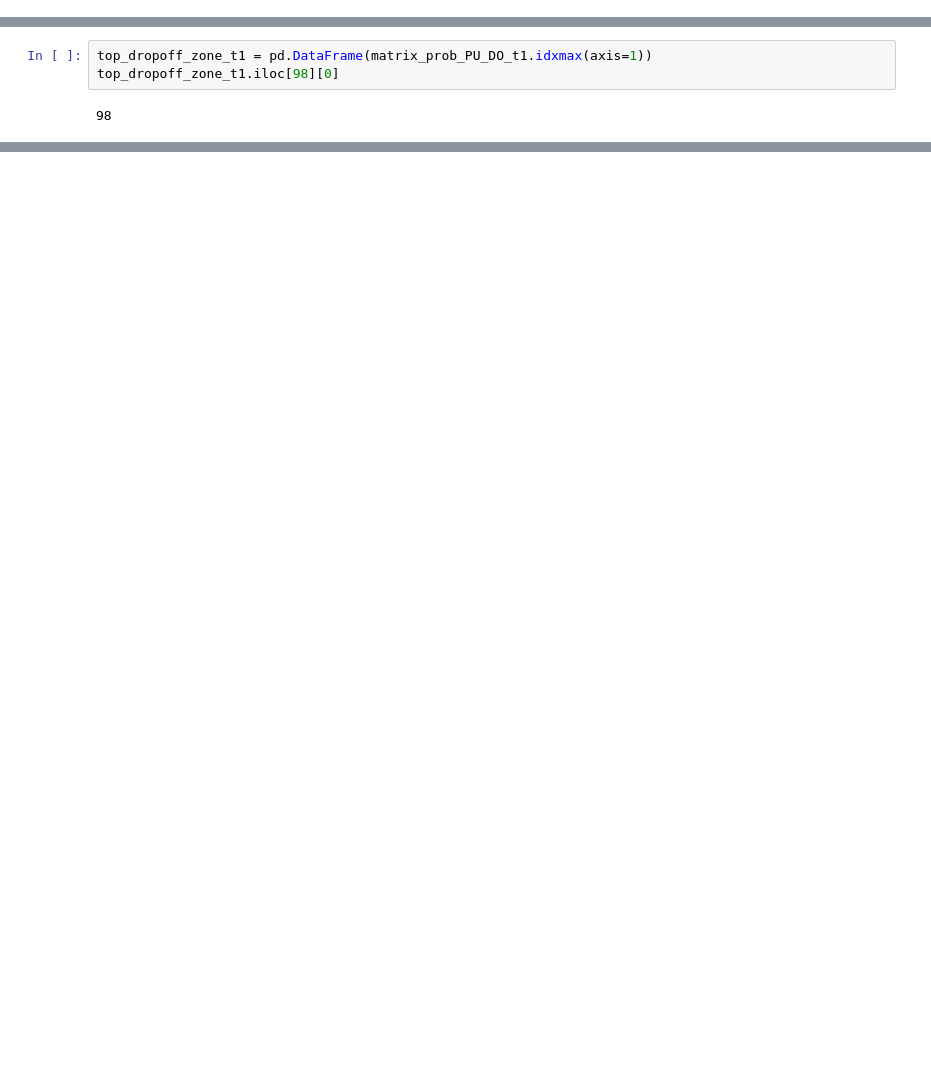
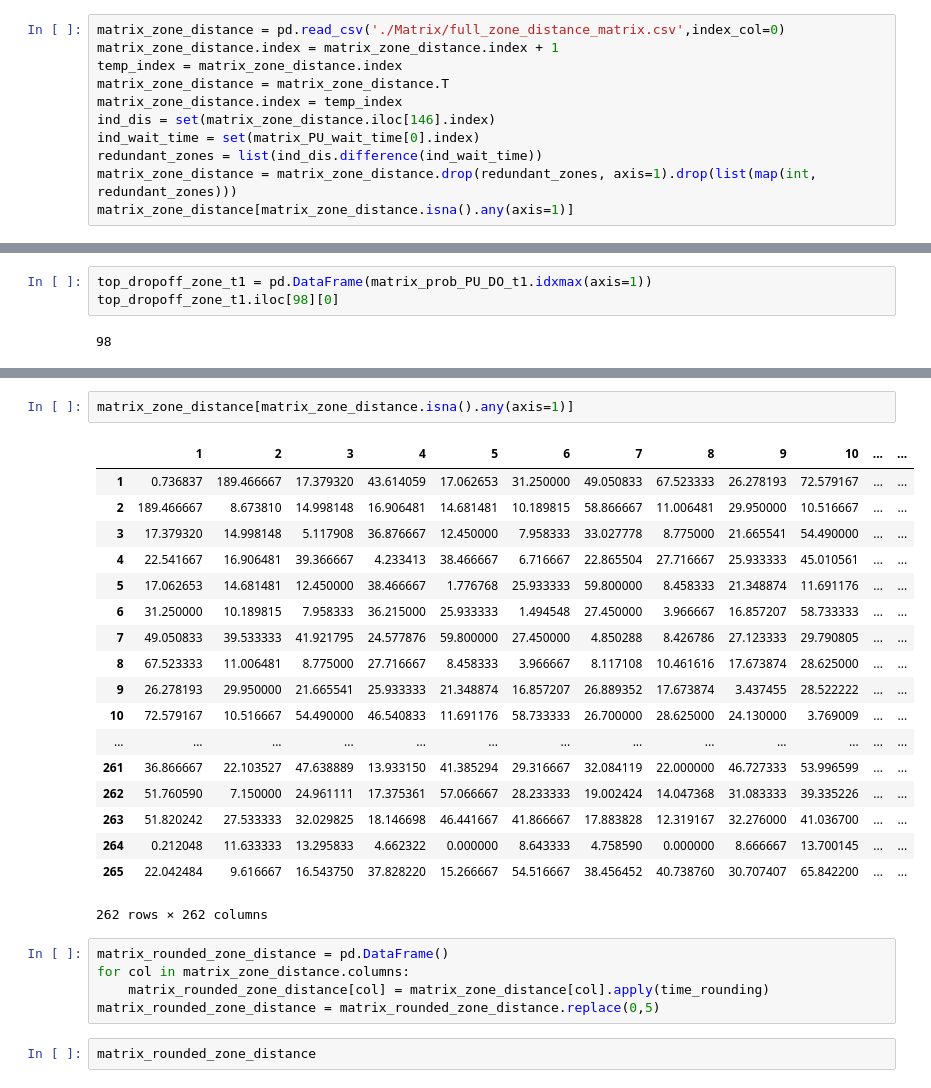
Before and after one commit to ChengdaoYang/NYC_Yellow_Cab_Project, a Jupyter notebook: taxi_analyze.ipynb, the cells around one changed output, grey strips where cells are left out. Cells and saved outputs as stored; diff of their text form; blank space fills up the shorter version.

```diff
--- a/taxi_analyze.ipynb
+++ b/taxi_analyze.ipynb
@@ -385,6 +461,17 @@ matrix_zone_distance = matrix_zone_distance.drop(redundant_zones, axis=1).drop(l
 matrix_zone_distance.shape
 # %% [output]
 (262, 262)
+# %%
+matrix_zone_distance = pd.read_csv('./Matrix/full_zone_distance_matrix.csv',index_col=0)
+matrix_zone_distance.index = matrix_zone_distance.index + 1
+temp_index = matrix_zone_distance.index
+matrix_zone_distance = matrix_zone_distance.T
+matrix_zone_distance.index = temp_index
+ind_dis = set(matrix_zone_distance.iloc[146].index)
+ind_wait_time = set(matrix_PU_wait_time[0].index)
+redundant_zones = list(ind_dis.difference(ind_wait_time))
+matrix_zone_distance = matrix_zone_distance.drop(redundant_zones, axis=1).drop(list(map(int, redundant_zones)))
+matrix_zone_distance[matrix_zone_distance.isna().any(axis=1)]
 # %%
 matrix_zone_distance
 matrix_PU_wait_time
@@ -454,0 +555,28 @@ iplot(fig)
+# %%
+matrix_zone_distance[matrix_zone_distance.isna().any(axis=1)]
+# %% [output]
+|  | 1 | 2 | 3 | 4 | 5 | 6 | 7 | 8 | 9 | 10 | ... | ... |
+| 1 | 0.736837 | 189.466667 | 17.379320 | 43.614059 | 17.062653 | 31.250000 | 49.050833 | 67.523333 | 26.278193 | 72.579167 | ... | ... |
+| 2 | 189.466667 | 8.673810 | 14.998148 | 16.906481 | 14.681481 | 10.189815 | 58.866667 | 11.006481 | 29.950000 | 10.516667 | ... | ... |
+| 3 | 17.379320 | 14.998148 | 5.117908 | 36.876667 | 12.450000 | 7.958333 | 33.027778 | 8.775000 | 21.665541 | 54.490000 | ... | ... |
+| 4 | 22.541667 | 16.906481 | 39.366667 | 4.233413 | 38.466667 | 6.716667 | 22.865504 | 27.716667 | 25.933333 | 45.010561 | ... | ... |
+| 5 | 17.062653 | 14.681481 | 12.450000 | 38.466667 | 1.776768 | 25.933333 | 59.800000 | 8.458333 | 21.348874 | 11.691176 | ... | ... |
+| 6 | 31.250000 | 10.189815 | 7.958333 | 36.215000 | 25.933333 | 1.494548 | 27.450000 | 3.966667 | 16.857207 | 58.733333 | ... | ... |
+| 7 | 49.050833 | 39.533333 | 41.921795 | 24.577876 | 59.800000 | 27.450000 | 4.850288 | 8.426786 | 27.123333 | 29.790805 | ... | ... |
+| 8 | 67.523333 | 11.006481 | 8.775000 | 27.716667 | 8.458333 | 3.966667 | 8.117108 | 10.461616 | 17.673874 | 28.625000 | ... | ... |
+| 9 | 26.278193 | 29.950000 | 21.665541 | 25.933333 | 21.348874 | 16.857207 | 26.889352 | 17.673874 | 3.437455 | 28.522222 | ... | ... |
+| 10 | 72.579167 | 10.516667 | 54.490000 | 46.540833 | 11.691176 | 58.733333 | 26.700000 | 28.625000 | 24.130000 | 3.769009 | ... | ... |
+| ... | ... | ... | ... | ... | ... | ... | ... | ... | ... | ... | ... | ... |
+| 261 | 36.866667 | 22.103527 | 47.638889 | 13.933150 | 41.385294 | 29.316667 | 32.084119 | 22.000000 | 46.727333 | 53.996599 | ... | ... |
+| 262 | 51.760590 | 7.150000 | 24.961111 | 17.375361 | 57.066667 | 28.233333 | 19.002424 | 14.047368 | 31.083333 | 39.335226 | ... | ... |
+| 263 | 51.820242 | 27.533333 | 32.029825 | 18.146698 | 46.441667 | 41.866667 | 17.883828 | 12.319167 | 32.276000 | 41.036700 | ... | ... |
+| 264 | 0.212048 | 11.633333 | 13.295833 | 4.662322 | 0.000000 | 8.643333 | 4.758590 | 0.000000 | 8.666667 | 13.700145 | ... | ... |
+| 265 | 22.042484 | 9.616667 | 16.543750 | 37.828220 | 15.266667 | 54.516667 | 38.456452 | 40.738760 | 30.707407 | 65.842200 | ... | ... |
+262 rows × 262 columns
+# %%
+matrix_rounded_zone_distance = pd.DataFrame()
+for col in matrix_zone_distance.columns:
+    matrix_rounded_zone_distance[col] = matrix_zone_distance[col].apply(time_rounding)
+matrix_rounded_zone_distance = matrix_rounded_zone_distance.replace(0,5)
+# %%
+matrix_rounded_zone_distance
```
Also changed, not shown: parts of 24 cells of this notebook, 16 other files.
